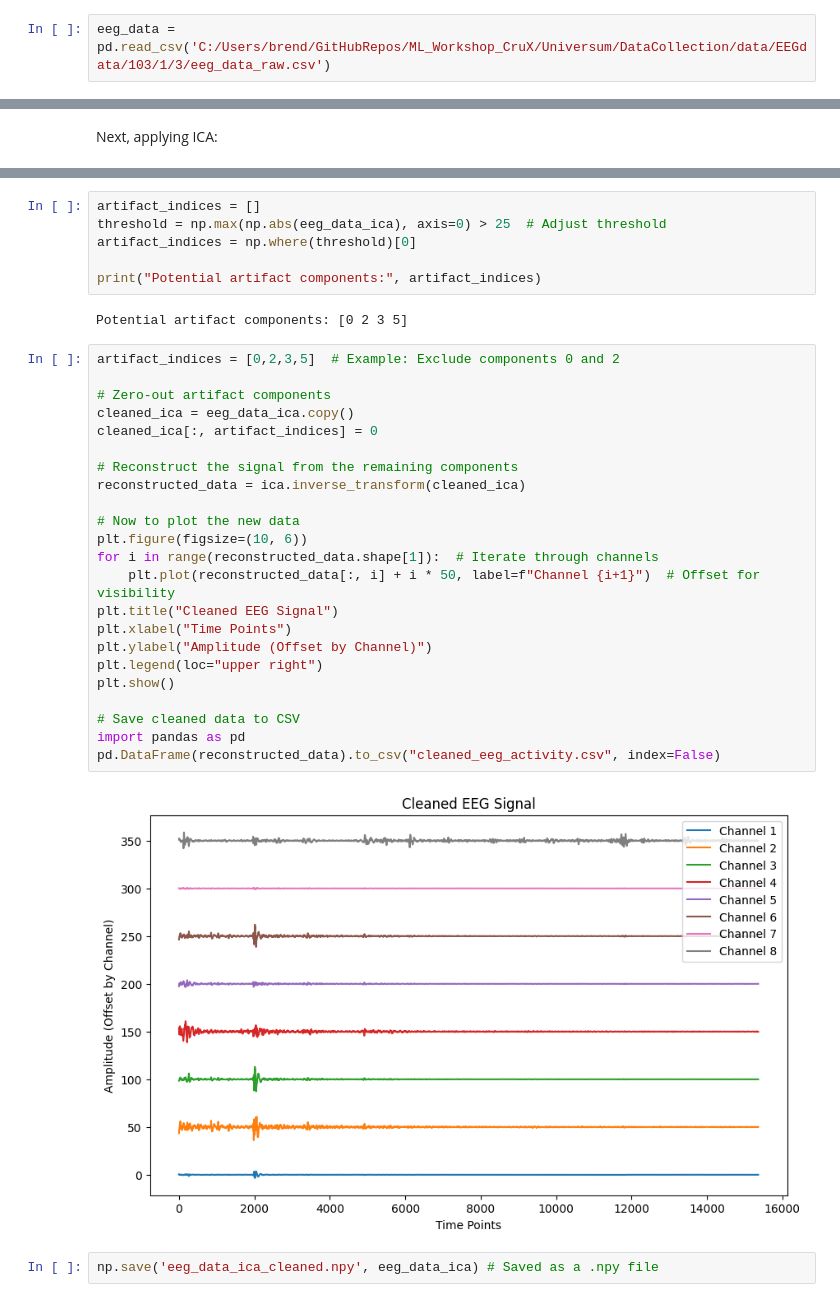
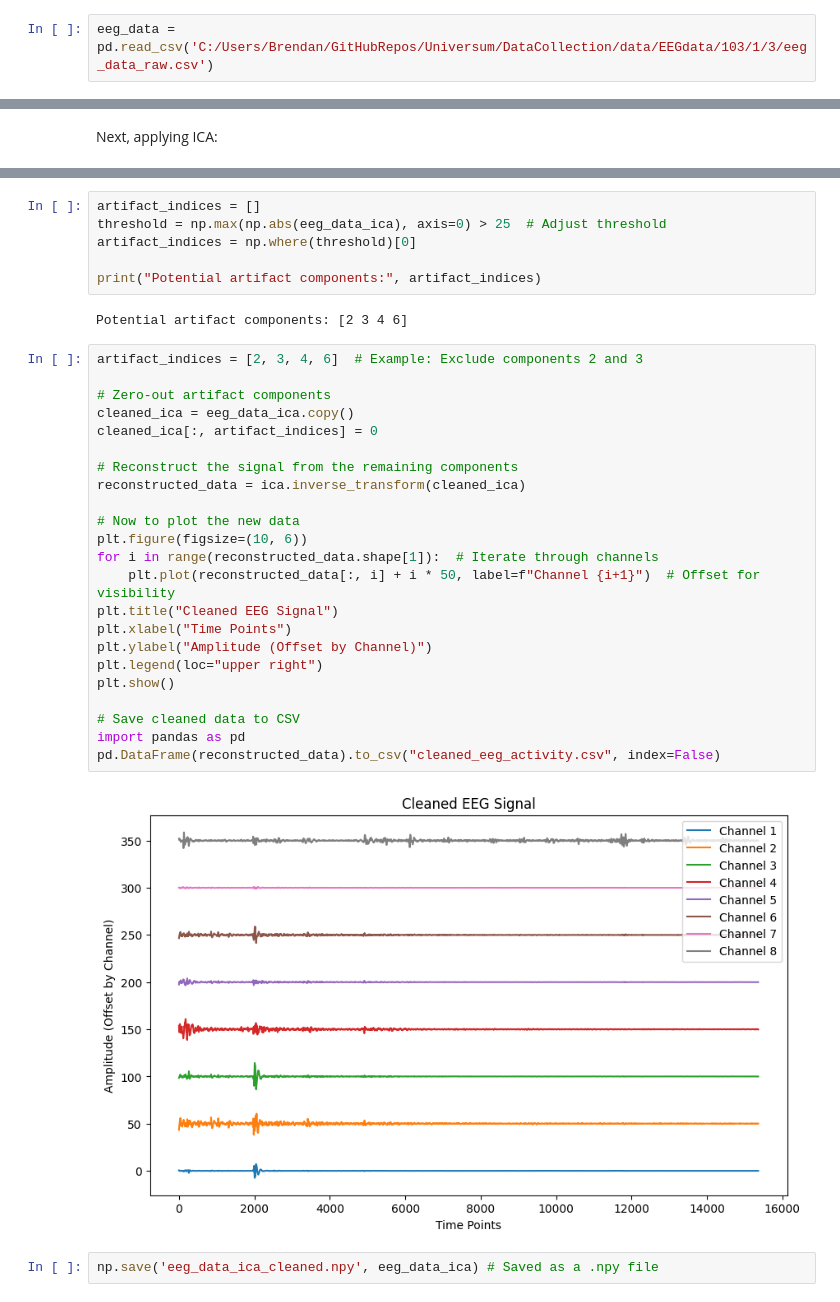
Before and after one commit to aeriab/ML_Workshop_CruX, a Jupyter notebook: BrendanA_MLWorkshop.ipynb, the cells around one changed output, grey strips where cells are left out. Drawn from its saved outputs; the diff is of its cells as text.

```diff
--- a/BrendanA_MLWorkshop.ipynb
+++ b/BrendanA_MLWorkshop.ipynb
@@ -5,7 +5,7 @@ import matplotlib.pyplot as plt
 # %% [markdown]
 This program uses locally downloaded data sets from the "Universum" github repo.
 # %%
-eeg_data = pd.read_csv('C:/Users/brend/GitHubRepos/ML_Workshop_CruX/Universum/DataCollection/data/EEGdata/103/1/3/eeg_data_raw.csv')
+eeg_data = pd.read_csv('C:/Users/Brendan/GitHubRepos/Universum/DataCollection/data/EEGdata/103/1/3/eeg_data_raw.csv')
 # %%
 plt.figure(figsize=(15, 5))
 plt.plot(eeg_data['PO3'])
@@ -281,32 +281,32 @@ artifact_indices = np.where(threshold)[0]
 
 print("Potential artifact components:", artifact_indices)
 # %% [output]
-Potential artifact components: [0 2 3 5]
+Potential artifact components: [2 3 4 6]
 # %%
-artifact_indices = [0,2,3,5]  # Example: Exclude components 0 and 2
+artifact_indices = [2, 3, 4, 6]  # Example: Exclude components 2 and 3
 
 # Zero-out artifact components
 cleaned_ica = eeg_data_ica.copy()
 cleaned_ica[:, artifact_indices] = 0
 
 # Reconstruct the signal from the remaining components
 reconstructed_data = ica.inverse_transform(cleaned_ica)
 
 # Now to plot the new data
 plt.figure(figsize=(10, 6))
 for i in range(reconstructed_data.shape[1]):  # Iterate through channels
     plt.plot(reconstructed_data[:, i] + i * 50, label=f"Channel {i+1}")  # Offset for visibility
 plt.title("Cleaned EEG Signal")
 plt.xlabel("Time Points")
 plt.ylabel("Amplitude (Offset by Channel)")
 plt.legend(loc="upper right")
 plt.show()
 
 # Save cleaned data to CSV
 import pandas as pd
 pd.DataFrame(reconstructed_data).to_csv("cleaned_eeg_activity.csv", index=False)
 # %% [output]
-[figure, old version]
+[figure, new version]
 # %%
 np.save('eeg_data_ica_cleaned.npy', eeg_data_ica) # Saved as a .npy file
 # %% [markdown]
```
Also changed, not shown: parts of 14 cells of this notebook, 4 other files.
